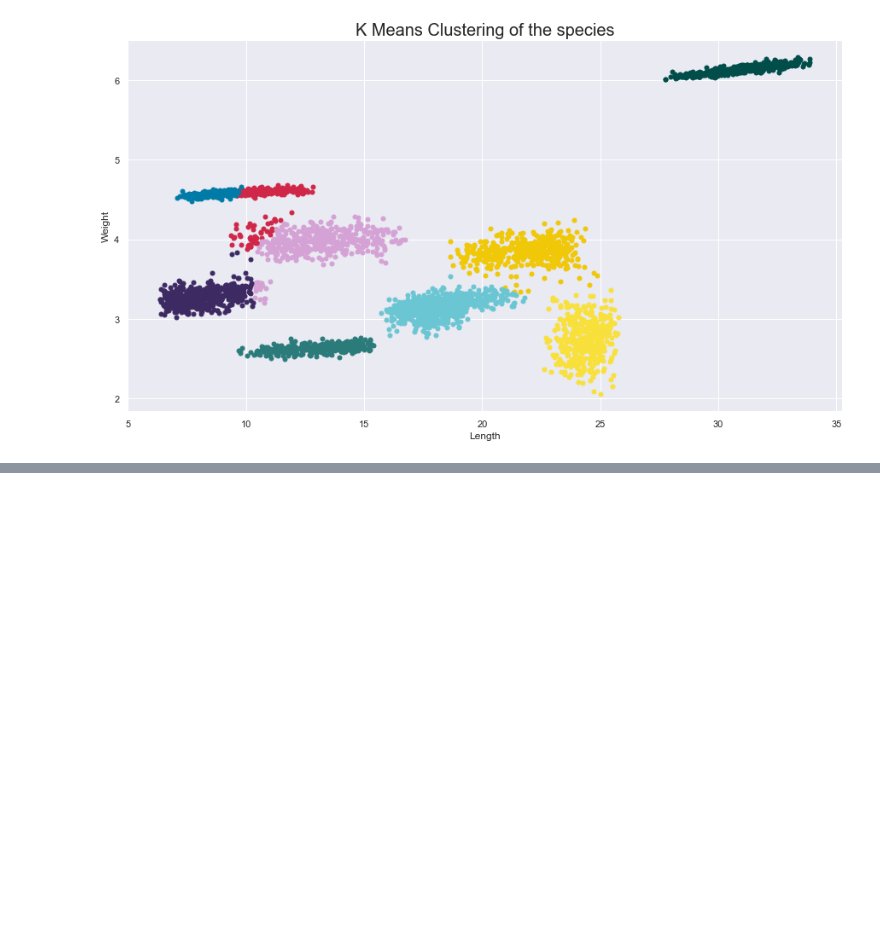
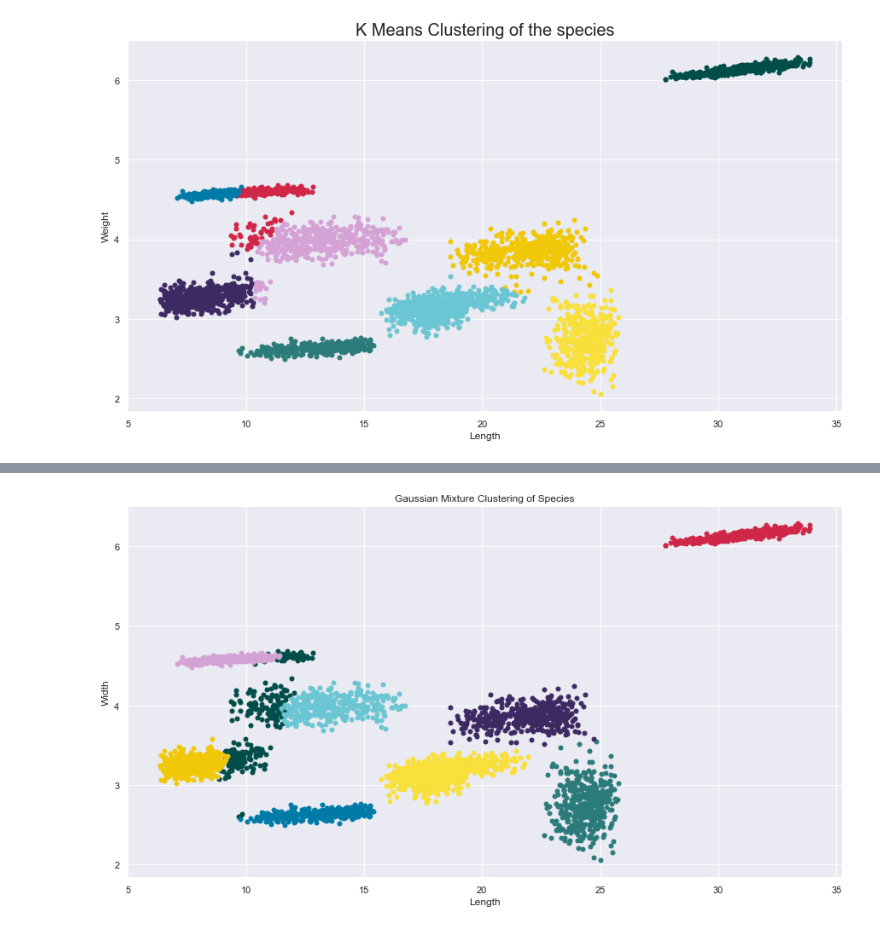
Before and after one commit to shrutikaren/fish_clustering_visualization, a Jupyter notebook: code.ipynb, the cells around one changed output, grey strips where cells are left out. Cells and saved outputs as stored; diff of their text form; code cells hidden in the pictures; blank space fills up the shorter version.

```diff
--- a/code.ipynb
+++ b/code.ipynb
@@ -178,0 +179,13 @@ plt.show()
+# %%
+gmm = GaussianMixture(n_components=9, random_state=101)
+y_gm = gmm.fit_predict(X_scaled)
+
+plt.figure(figsize=(15,8))
+for i in range(9):
+    plt.scatter(X_transformed[y_gm==i,0], X_transformed[y_gm==i,1],s=25)
+plt.title("Gaussian Mixture Clustering of Species")
+plt.xlabel("Length")
+plt.ylabel("Width")
+plt.show()
+# %% [output]
+[figure, added]
```
Also changed, not shown: parts of 1 cell of this notebook.
